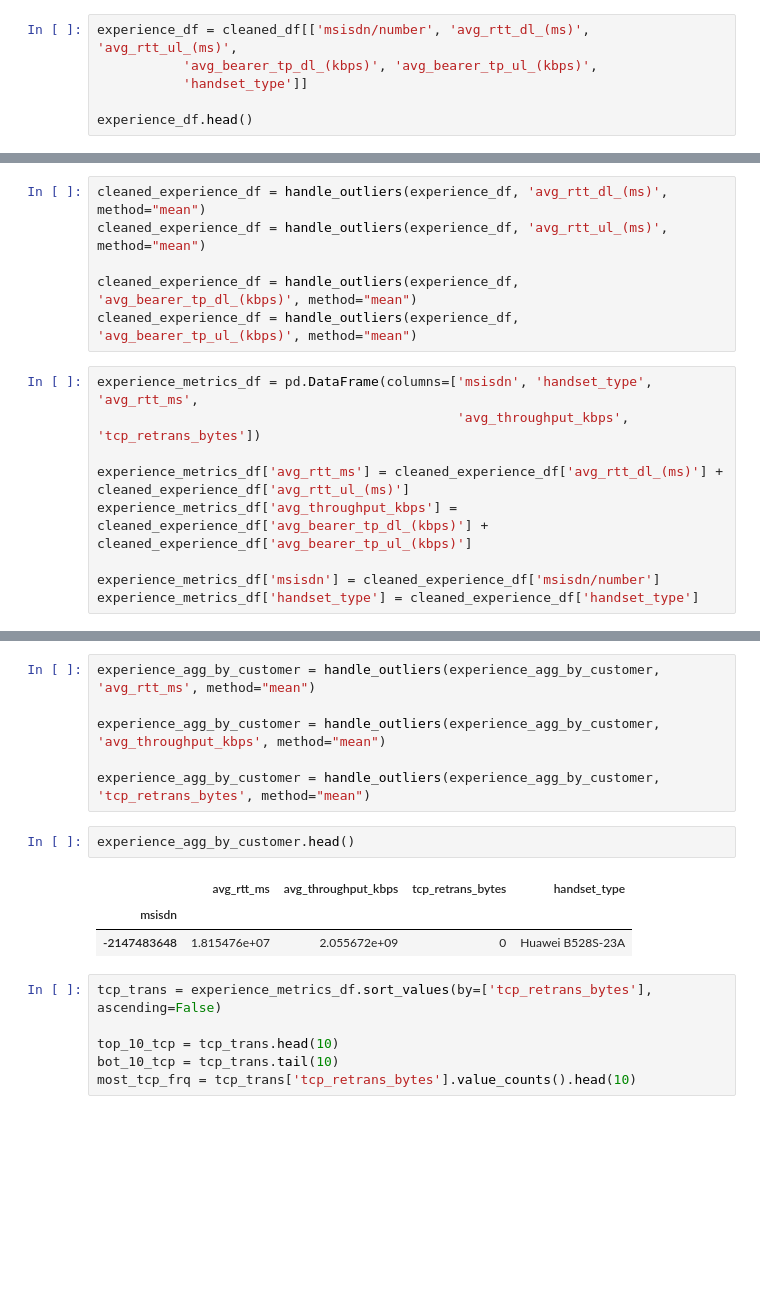
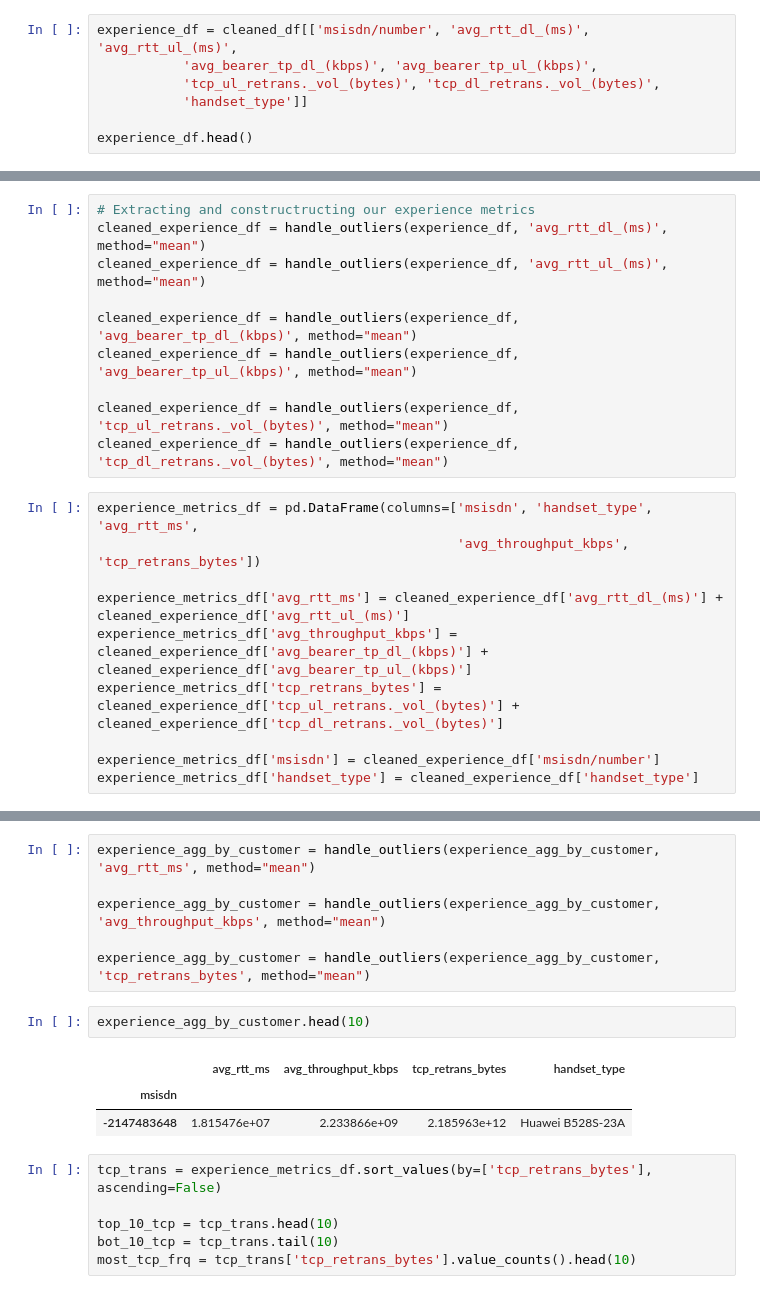
Before and after one commit to Desmondonam/Tellco_Analysis, a Jupyter notebook: Notebooks/Experience Analysis.ipynb, the cells around one changed output, grey strips where cells are left out. Saved outputs shown, nothing was run; the diff lists cells and outputs as text; blank space fills up the shorter version.

```diff
--- a/Notebooks/Experience Analysis.ipynb
+++ b/Notebooks/Experience Analysis.ipynb
@@ -115,6 +95,7 @@ list(cleaned_df.columns.values)
 # %%
 experience_df = cleaned_df[['msisdn/number', 'avg_rtt_dl_(ms)', 'avg_rtt_ul_(ms)',
            'avg_bearer_tp_dl_(kbps)', 'avg_bearer_tp_ul_(kbps)',
+           'tcp_ul_retrans._vol_(bytes)', 'tcp_dl_retrans._vol_(bytes)',
            'handset_type']]
 
 experience_df.head()
@@ -147,17 +129,22 @@ def handle_outliers(df, col, method="lower_upper"):
 
     return df
 # %%
+# Extracting and constructructing our experience metrics
 cleaned_experience_df = handle_outliers(experience_df, 'avg_rtt_dl_(ms)', method="mean")
 cleaned_experience_df = handle_outliers(experience_df, 'avg_rtt_ul_(ms)', method="mean")
 
 cleaned_experience_df = handle_outliers(experience_df, 'avg_bearer_tp_dl_(kbps)', method="mean")
 cleaned_experience_df = handle_outliers(experience_df, 'avg_bearer_tp_ul_(kbps)', method="mean")
+
+cleaned_experience_df = handle_outliers(experience_df, 'tcp_ul_retrans._vol_(bytes)', method="mean")
+cleaned_experience_df = handle_outliers(experience_df, 'tcp_dl_retrans._vol_(bytes)', method="mean")
 # %%
 experience_metrics_df = pd.DataFrame(columns=['msisdn', 'handset_type', 'avg_rtt_ms',
                                               'avg_throughput_kbps', 'tcp_retrans_bytes'])
 
 experience_metrics_df['avg_rtt_ms'] = cleaned_experience_df['avg_rtt_dl_(ms)'] + cleaned_experience_df['avg_rtt_ul_(ms)']
 experience_metrics_df['avg_throughput_kbps'] = cleaned_experience_df['avg_bearer_tp_dl_(kbps)'] + cleaned_experience_df['avg_bearer_tp_ul_(kbps)']
+experience_metrics_df['tcp_retrans_bytes'] = cleaned_experience_df['tcp_ul_retrans._vol_(bytes)'] + cleaned_experience_df['tcp_dl_retrans._vol_(bytes)']
 
 experience_metrics_df['msisdn'] = cleaned_experience_df['msisdn/number']
 experience_metrics_df['handset_type'] = cleaned_experience_df['handset_type']
@@ -194,11 +182,11 @@ experience_agg_by_customer = handle_outliers(experience_agg_by_customer, 'avg_th
 
 experience_agg_by_customer = handle_outliers(experience_agg_by_customer, 'tcp_retrans_bytes', method="mean")
 # %%
-experience_agg_by_customer.head()
+experience_agg_by_customer.head(10)
 # %% [output]
 |  | avg_rtt_ms | avg_throughput_kbps | tcp_retrans_bytes | handset_type |
 | msisdn |  |  |  |  |
-| -2147483648 | 1.815476e+07 | 2.055672e+09 | 0 | Huawei B528S-23A |
+| -2147483648 | 1.815476e+07 | 2.233866e+09 | 2.185963e+12 | Huawei B528S-23A |
 # %%
 tcp_trans = experience_metrics_df.sort_values(by=['tcp_retrans_bytes'], ascending=False)
 
```
Also changed, not shown: parts of 28 cells of this notebook, 2 other files.
